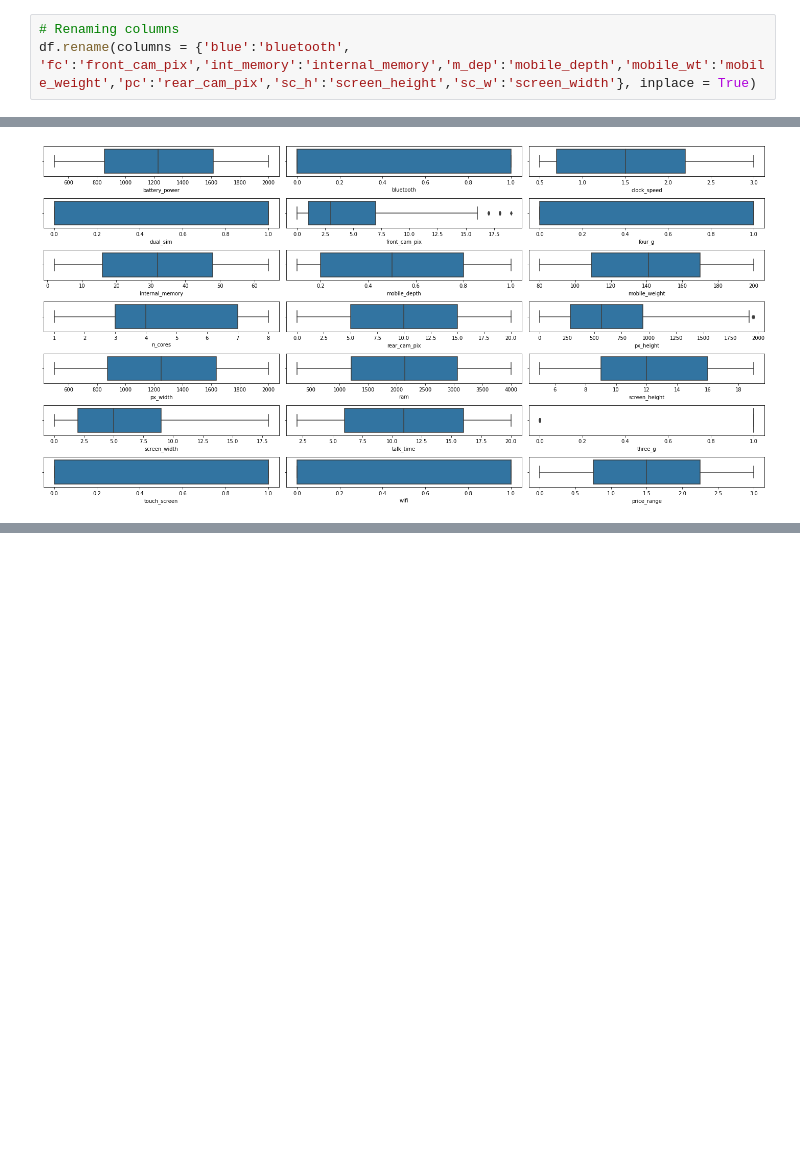
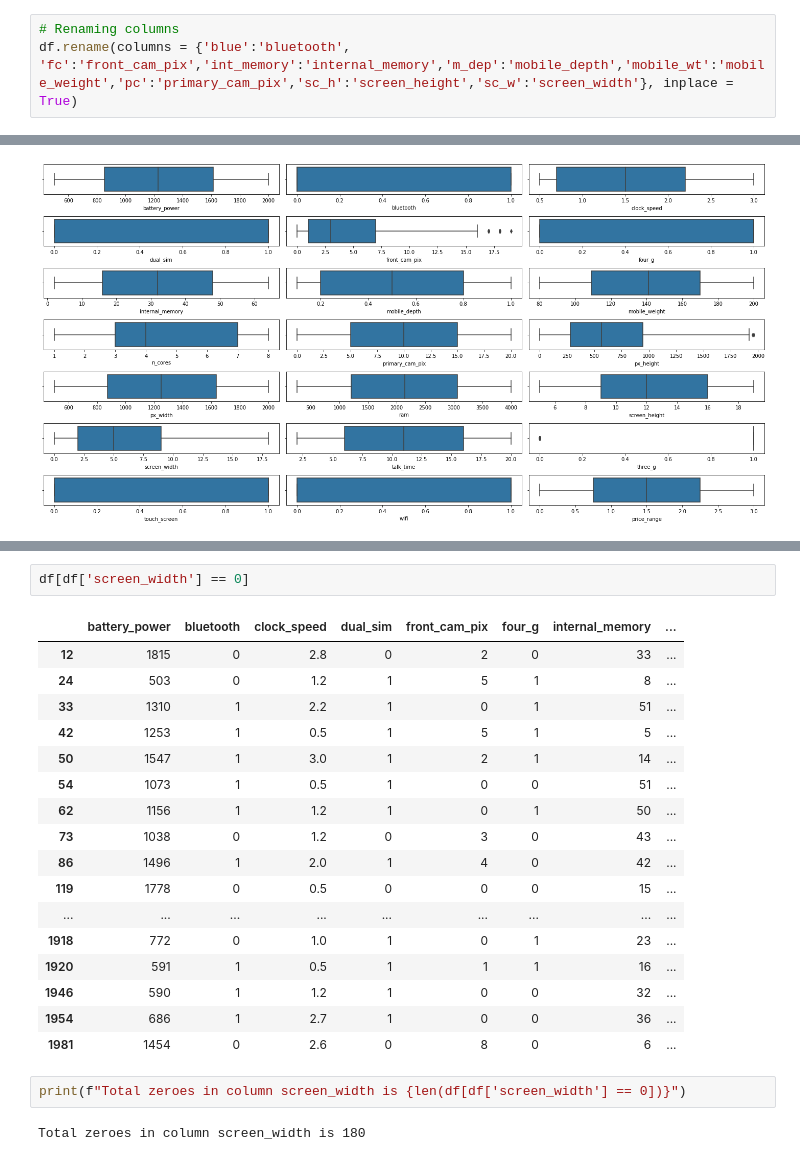
Before and after one commit to Ajay0110/Mobile-Price-Range-Prediction, a Jupyter notebook: Mobile_Price_Range_Prediction.ipynb, the cells around one changed output, grey strips where cells are left out. Saved outputs shown, nothing was run; the diff lists cells and outputs as text; blank space fills up the shorter version.

```diff
--- a/Mobile_Price_Range_Prediction.ipynb
+++ b/Mobile_Price_Range_Prediction.ipynb
@@ -95,7 +95,7 @@ df.shape
 (2000, 21)
 # %%
 # Renaming columns
-df.rename(columns = {'blue':'bluetooth', 'fc':'front_cam_pix','int_memory':'internal_memory','m_dep':'mobile_depth','mobile_wt':'mobile_weight','pc':'rear_cam_pix','sc_h':'screen_height','sc_w':'screen_width'}, inplace = True)
+df.rename(columns = {'blue':'bluetooth', 'fc':'front_cam_pix','int_memory':'internal_memory','m_dep':'mobile_depth','mobile_wt':'mobile_weight','pc':'primary_cam_pix','sc_h':'screen_height','sc_w':'screen_width'}, inplace = True)
 # %%
 df.head()
 # %% [output]
@@ -159,0 +200,24 @@ plt.tight_layout()
+# %%
+df[df['screen_width'] == 0]
+# %% [output]
+|  | battery_power | bluetooth | clock_speed | dual_sim | front_cam_pix | four_g | internal_memory | ... |
+| 12 | 1815 | 0 | 2.8 | 0 | 2 | 0 | 33 | ... |
+| 24 | 503 | 0 | 1.2 | 1 | 5 | 1 | 8 | ... |
+| 33 | 1310 | 1 | 2.2 | 1 | 0 | 1 | 51 | ... |
+| 42 | 1253 | 1 | 0.5 | 1 | 5 | 1 | 5 | ... |
+| 50 | 1547 | 1 | 3.0 | 1 | 2 | 1 | 14 | ... |
+| 54 | 1073 | 1 | 0.5 | 1 | 0 | 0 | 51 | ... |
+| 62 | 1156 | 1 | 1.2 | 1 | 0 | 1 | 50 | ... |
+| 73 | 1038 | 0 | 1.2 | 0 | 3 | 0 | 43 | ... |
+| 86 | 1496 | 1 | 2.0 | 1 | 4 | 0 | 42 | ... |
+| 119 | 1778 | 0 | 0.5 | 0 | 0 | 0 | 15 | ... |
+| ... | ... | ... | ... | ... | ... | ... | ... | ... |
+| 1918 | 772 | 0 | 1.0 | 1 | 0 | 1 | 23 | ... |
+| 1920 | 591 | 1 | 0.5 | 1 | 1 | 1 | 16 | ... |
+| 1946 | 590 | 1 | 1.2 | 1 | 0 | 0 | 32 | ... |
+| 1954 | 686 | 1 | 2.7 | 1 | 0 | 0 | 36 | ... |
+| 1981 | 1454 | 0 | 2.6 | 0 | 8 | 0 | 6 | ... |
+# %%
+print(f"Total zeroes in column screen_width is {len(df[df['screen_width'] == 0])}")
+# %% [output]
+Total zeroes in column screen_width is 180
```
Also changed, not shown: parts of 16 cells of this notebook.
